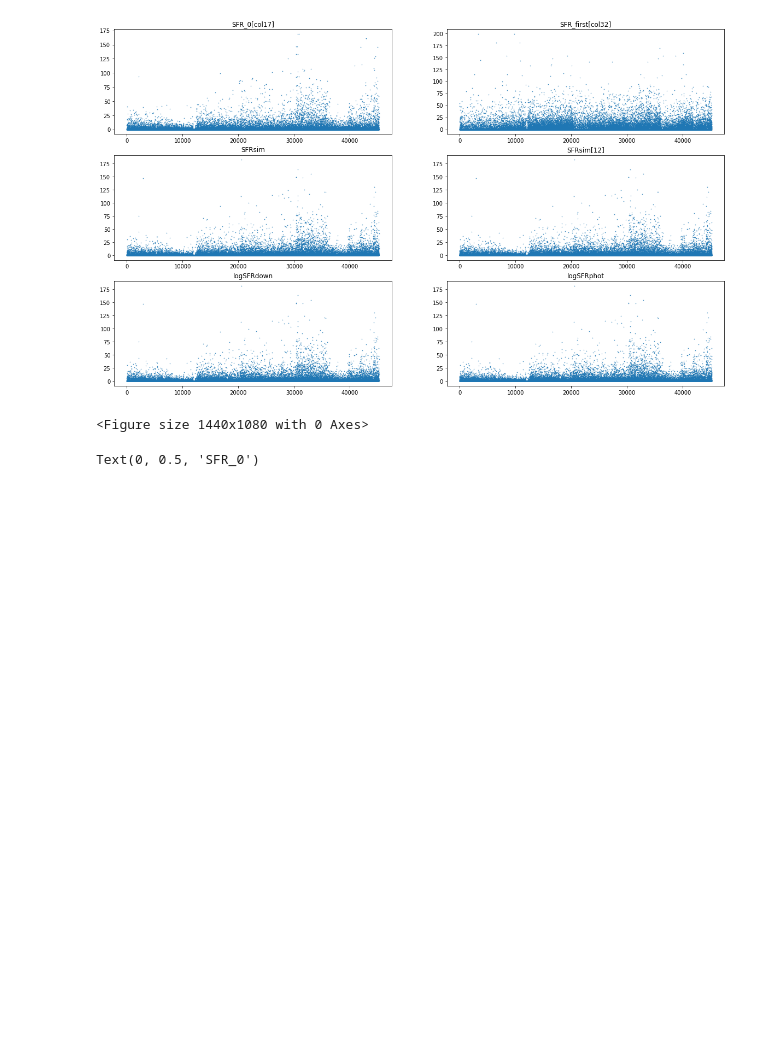
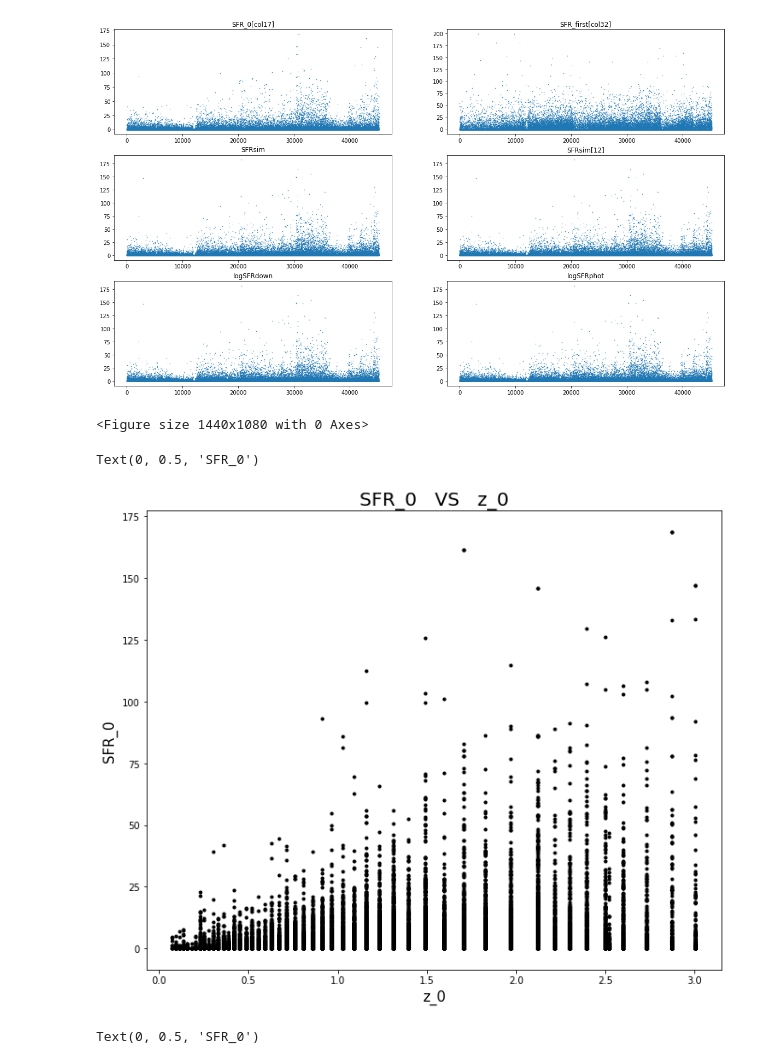
Before and after one commit to halehhajizadeh/Galaxy-Clusters, a Jupyter notebook: read_data.ipynb, the cells around one changed output. Cells and saved outputs as stored; diff of their text form; code cells hidden in the pictures; blank space fills up the shorter version.

Commit message:
visualization

```diff
--- a/read_data.ipynb
+++ b/read_data.ipynb
@@ -161,6 +161,21 @@ plt.show()
 # %% [output]
 [figure]
 <Figure size 1440x1080 with 0 Axes>
+# %%
+y = dataset['SFR_0[col17]']
+x = dataset['z_0[col4]']
+
+x_label = x.name.split('[')[0]
+y_label = y.name.split('[')[0]
+
+plt.figure(figsize=(11,9))
+plt.scatter(x,y, marker='.', c='black')
+plt.title(str(y_label)+'   VS   '+str(x_label), fontsize = 20)
+plt.xlabel(x_label, fontsize = 15)
+plt.ylabel(y_label, fontsize = 15)
+# %% [output]
+Text(0, 0.5, 'SFR_0')
+[figure, added]
 # %%
 y = dataset['SFR_0[col17]']
 x = dataset['t(Myr)[col2]']
```
